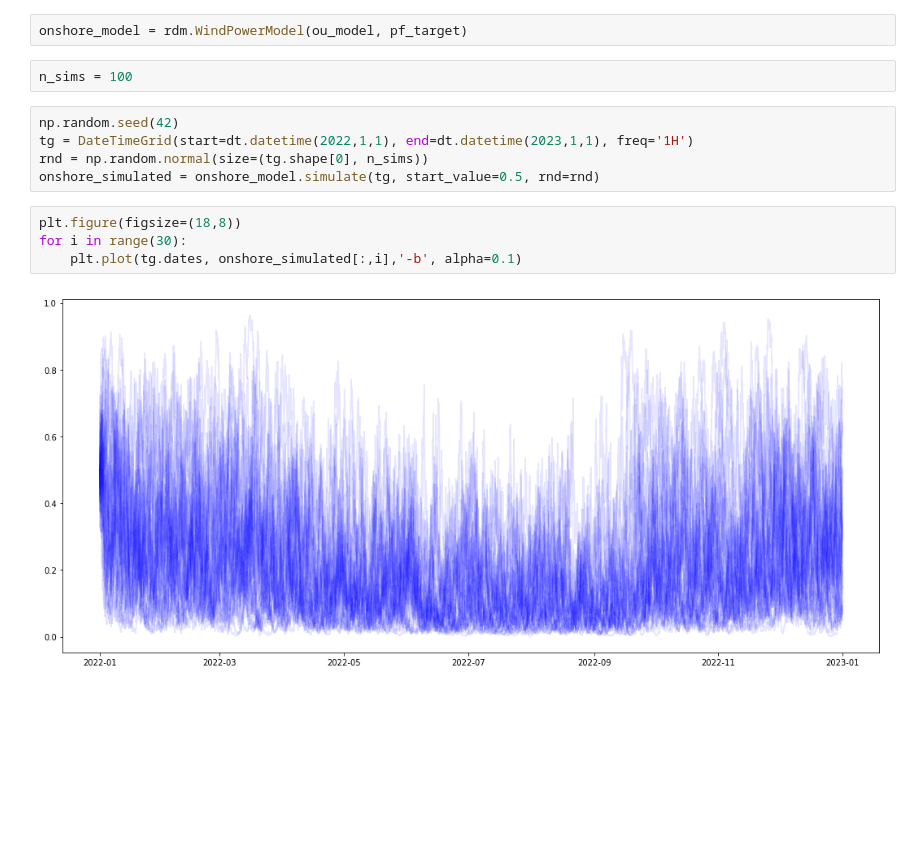
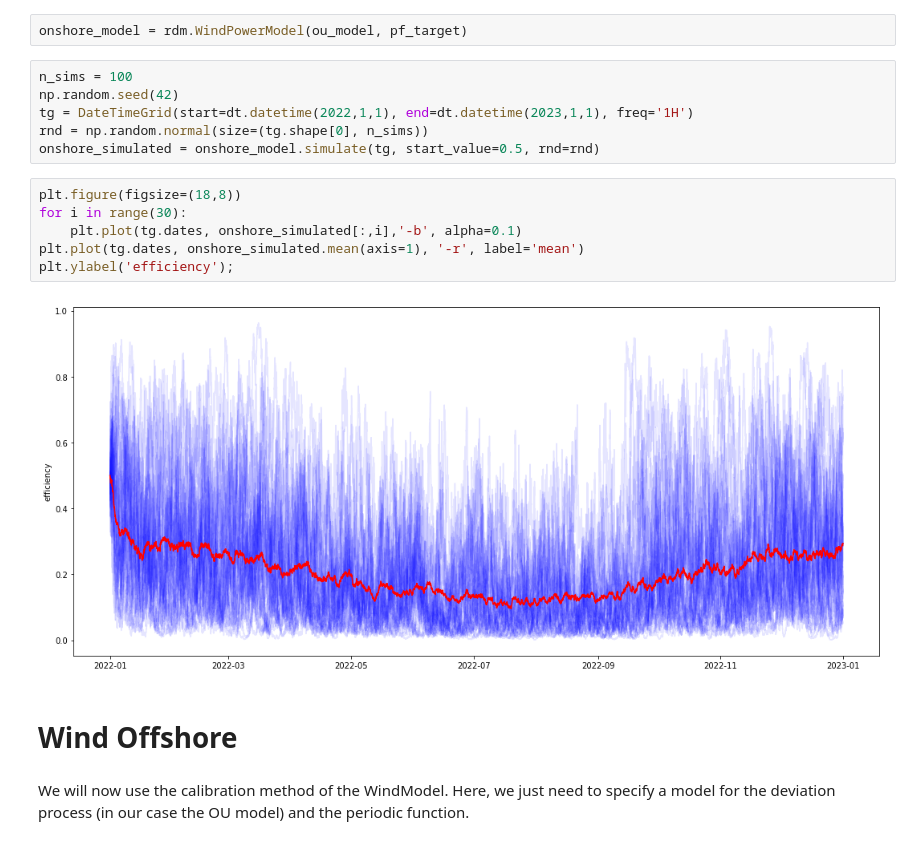
Before and after one commit to pikki622/RiVaPy, a Jupyter notebook: notebooks/models/calibration_residual_demand_model.ipynb, the cells around one changed output. Saved outputs shown, nothing was run; the diff lists cells and outputs as text; blank space fills up the shorter version.

```diff
--- a/notebooks/models/calibration_residual_demand_model.ipynb
+++ b/notebooks/models/calibration_residual_demand_model.ipynb
@@ -133,9 +133,8 @@ ou_model.calibrate(wind_onshore['des_logit_efficiency'].values,dt=1.0/(24.0*365.
 ## Setup Model
 # %%
 onshore_model = rdm.WindPowerModel(ou_model, pf_target)
-# %%
-n_sims = 100
 # %%
+n_sims = 100
 np.random.seed(42)
 tg = DateTimeGrid(start=dt.datetime(2022,1,1), end=dt.datetime(2023,1,1), freq='1H')
 rnd = np.random.normal(size=(tg.shape[0], n_sims))
@@ -143,6 +142,12 @@ onshore_simulated = onshore_model.simulate(tg, start_value=0.5, rnd=rnd)
 # %%
 plt.figure(figsize=(18,8))
 for i in range(30):
     plt.plot(tg.dates, onshore_simulated[:,i],'-b', alpha=0.1)
+plt.plot(tg.dates, onshore_simulated.mean(axis=1), '-r', label='mean')
+plt.ylabel('efficiency');
 # %% [output]
-[figure, old version]
+[figure, new version]
+# %% [markdown]
+# Wind Offshore
+# %% [markdown]
+We will now use the calibration method of the WindModel. Here, we just need to specify a model for the deviation process (in our case the OU model) and the periodic function.
```
Also changed, not shown: parts of 16 cells of this notebook, 2 other files.
